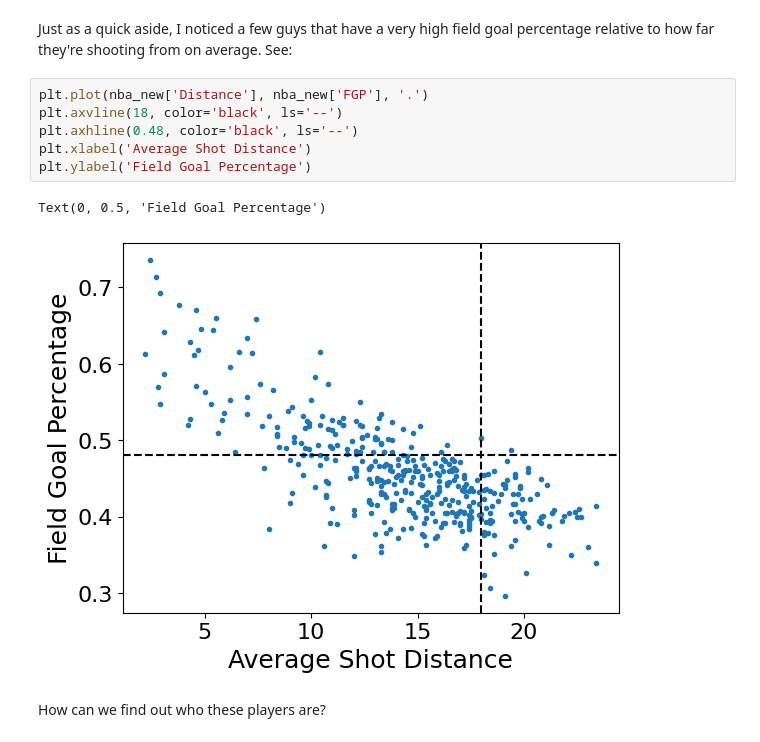
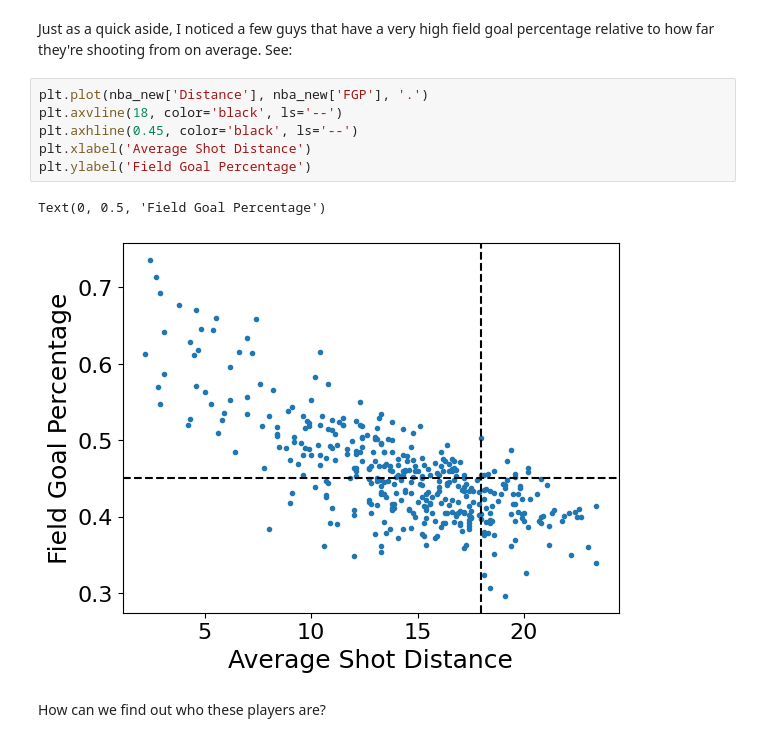
Before and after one commit to walipalmer/CFR-2024, a Jupyter notebook: module_stats/statistics4.ipynb, the cells around one changed output. Cells and saved outputs as stored; diff of their text form.

```diff
--- a/module_stats/statistics4.ipynb
+++ b/module_stats/statistics4.ipynb
@@ -66,12 +81,12 @@ Just as a quick aside, I noticed a few guys that have a very high field goal per
 # %%
 plt.plot(nba_new['Distance'], nba_new['FGP'], '.')
 plt.axvline(18, color='black', ls='--')
-plt.axhline(0.48, color='black', ls='--')
+plt.axhline(0.45, color='black', ls='--')
 plt.xlabel('Average Shot Distance')
 plt.ylabel('Field Goal Percentage')
 # %% [output]
 Text(0, 0.5, 'Field Goal Percentage')
-[figure, old version]
+[figure, new version]
 # %% [markdown]
 How can we find out who these players are?
 # %%
```
Also changed, not shown: parts of 9 cells of this notebook, 2 other files.
